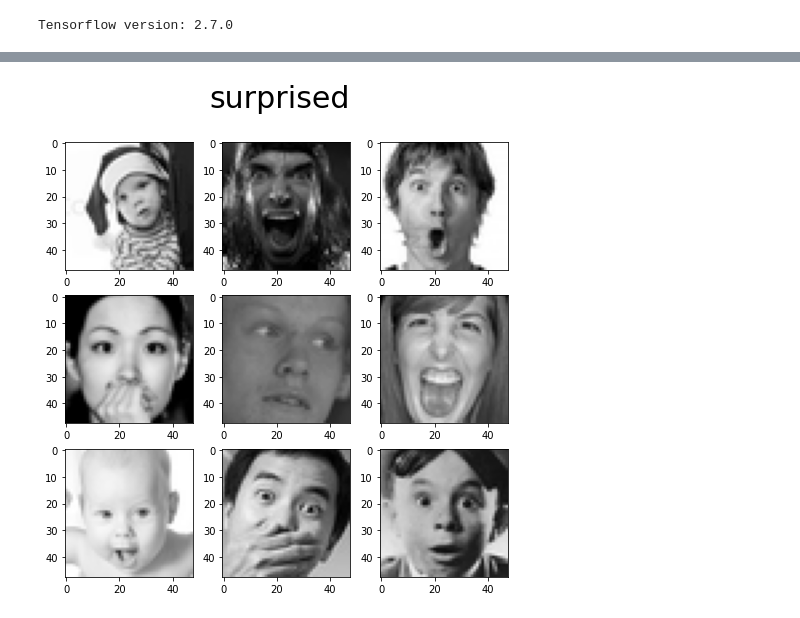
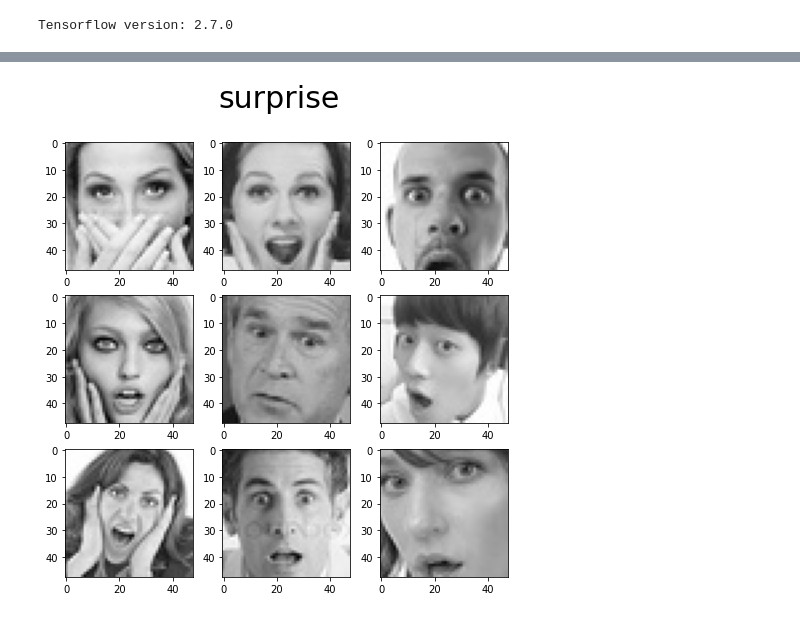
Before and after one commit to armanalam6342/Face-Emotion-Recognition, a Jupyter notebook: face_expression_recognition.ipynb, the cells around one changed output, grey strips where cells are left out. Saved outputs shown, nothing was run; the diff lists cells and outputs as text; code cells hidden in the pictures.

```diff
--- a/face_expression_recognition.ipynb
+++ b/face_expression_recognition.ipynb
@@ -119,8 +243,8 @@ imageshow('sad')
 # %%
 #Showing some images from category surprise
-imageshow('surprised')
+imageshow('surprise')
 # %% [output]
-[figure, old version]
+[figure, new version]
 # %%
 #Showing some images from category happy
 imageshow('happy')
```
Also changed, not shown: parts of 62 cells of this notebook.
